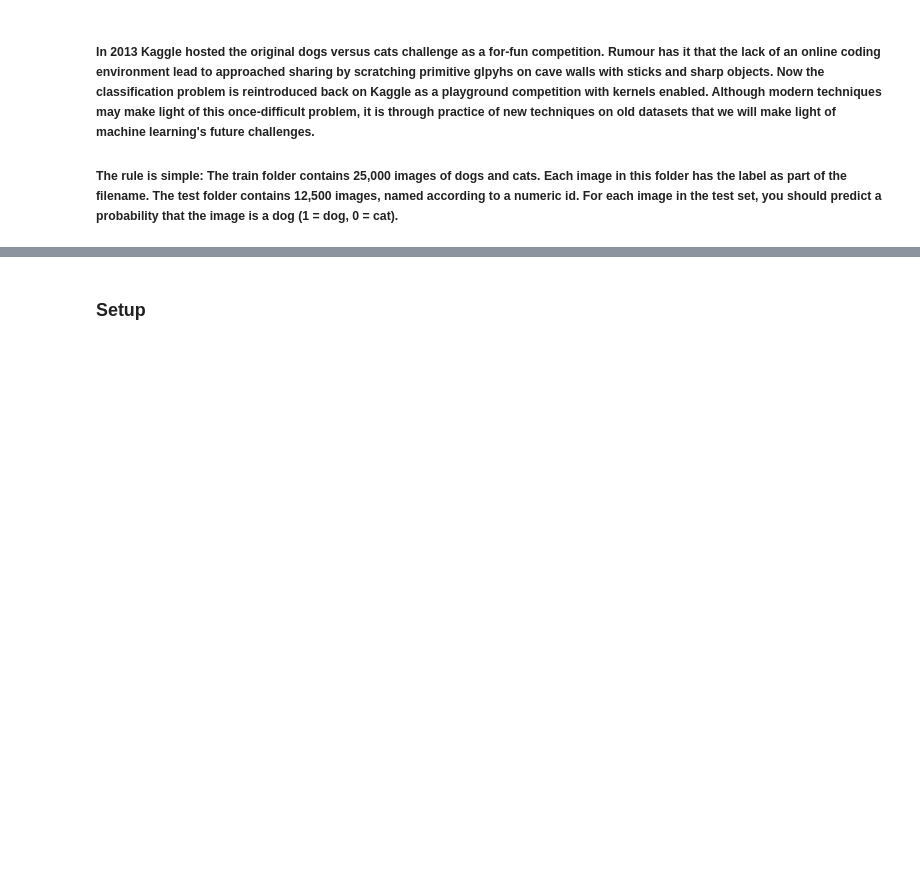
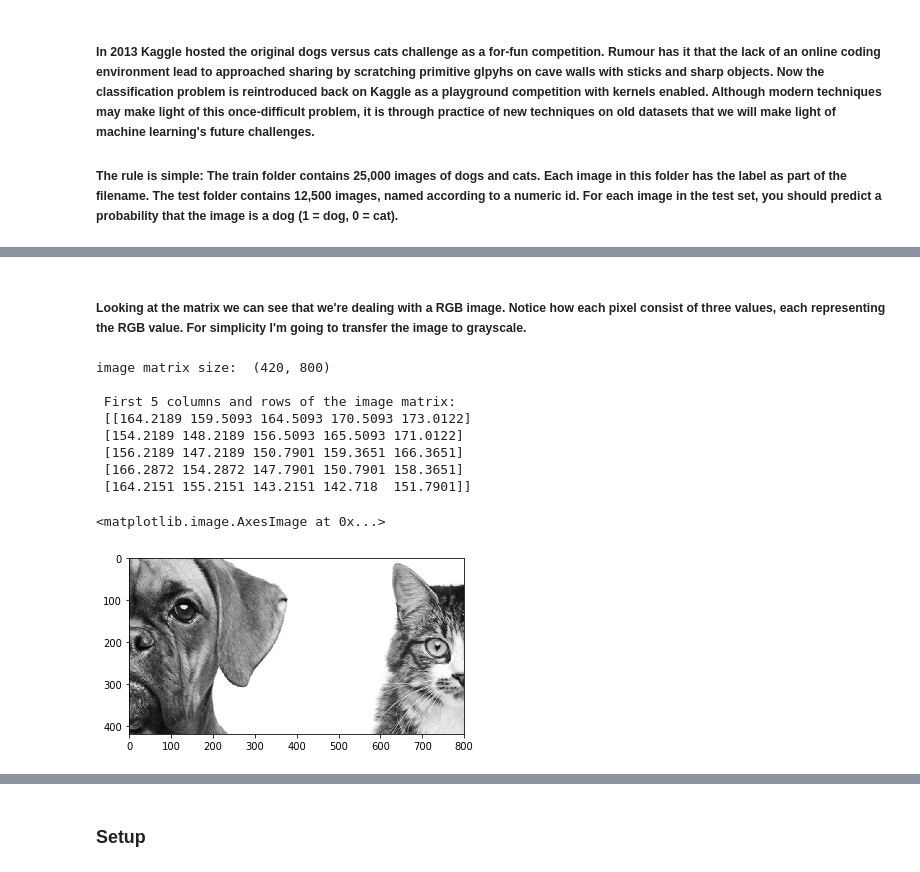
Before and after one commit to 181210/dat158, a Jupyter notebook: Oblig_2/Oblig_2ML.ipynb, the cells around one changed output, grey strips where cells are left out. Drawn from its saved outputs; the diff is of its cells as text; code cells hidden in the pictures; blank space fills up the shorter version.

```diff
--- a/Oblig_2/Oblig_2ML.ipynb
+++ b/Oblig_2/Oblig_2ML.ipynb
@@ -44,0 +87,20 @@
+# %% [markdown]
+##### Looking at the matrix we can see that we're dealing with a RGB image. Notice how each pixel consist of three values, each representing the RGB value. For simplicity I'm going to transfer the image to grayscale.
+# %%
+from skimage import io  #Collection of algorithms for image processing
+import matplotlib.pyplot as plt
+img = io.imread('https://assets.rebelcircus.com/blog/wp-content/uploads/2017/11/4234234-85.jpg', as_gray=True) #Import the image
+print('image matrix size: ', img.shape) #Print the shape of the image
+print('\n First 5 columns and rows of the image matrix: \n', img[:5, :5]*255) #skimage uses range [0,1] instead of [0,255]
+plt.imshow(img, cmap='gray') #Manually asserting gray scale to image plot since the range adjustment does not apply to the image
+# %% [output]
+image matrix size:  (420, 800)
+
+ First 5 columns and rows of the image matrix:
+ [[164.2189 159.5093 164.5093 170.5093 173.0122]
+ [154.2189 148.2189 156.5093 165.5093 171.0122]
+ [156.2189 147.2189 150.7901 159.3651 166.3651]
+ [166.2872 154.2872 147.7901 150.7901 158.3651]
+ [164.2151 155.2151 143.2151 142.718  151.7901]]
+<matplotlib.image.AxesImage at 0x...>
+[figure, added]
```
Also changed, not shown: parts of 13 cells of this notebook.
